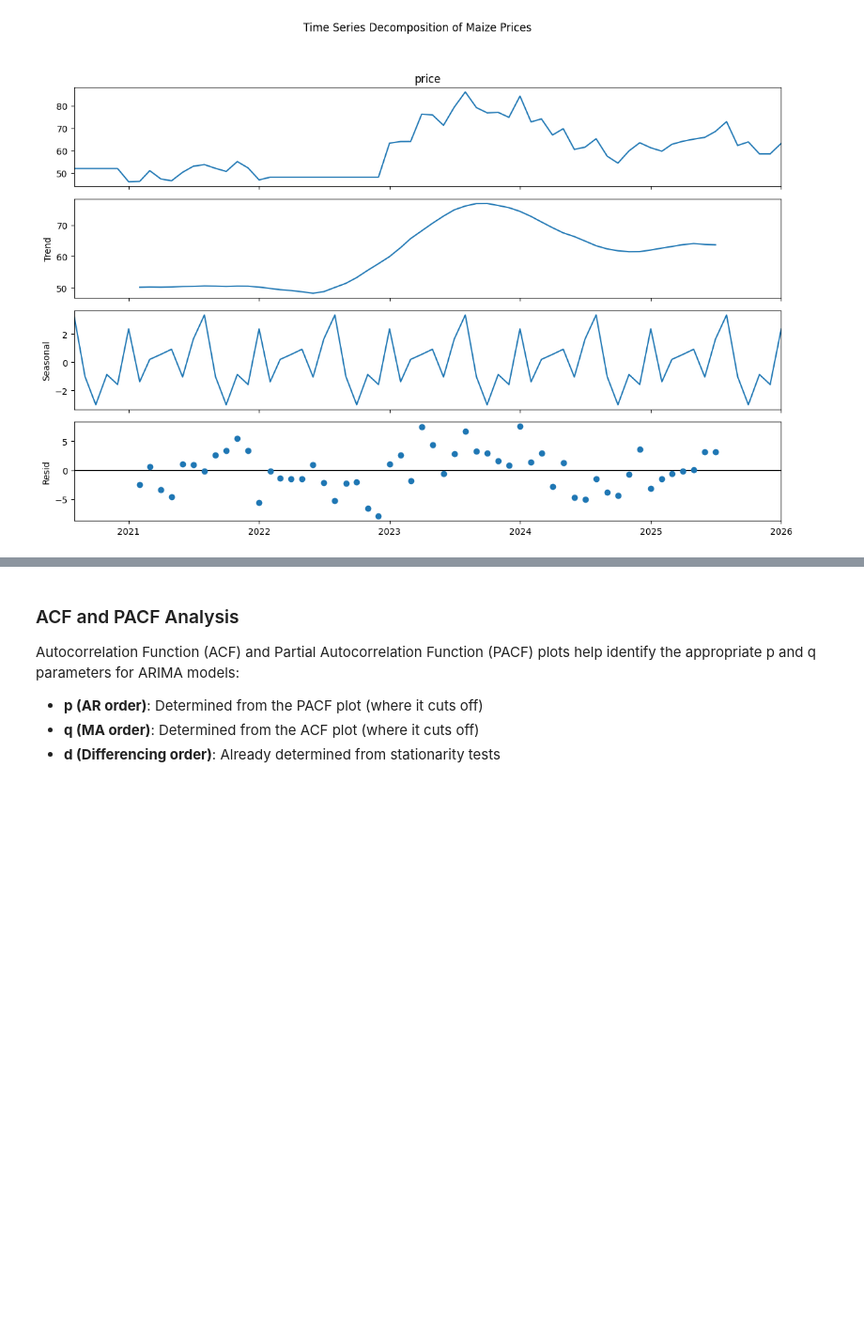
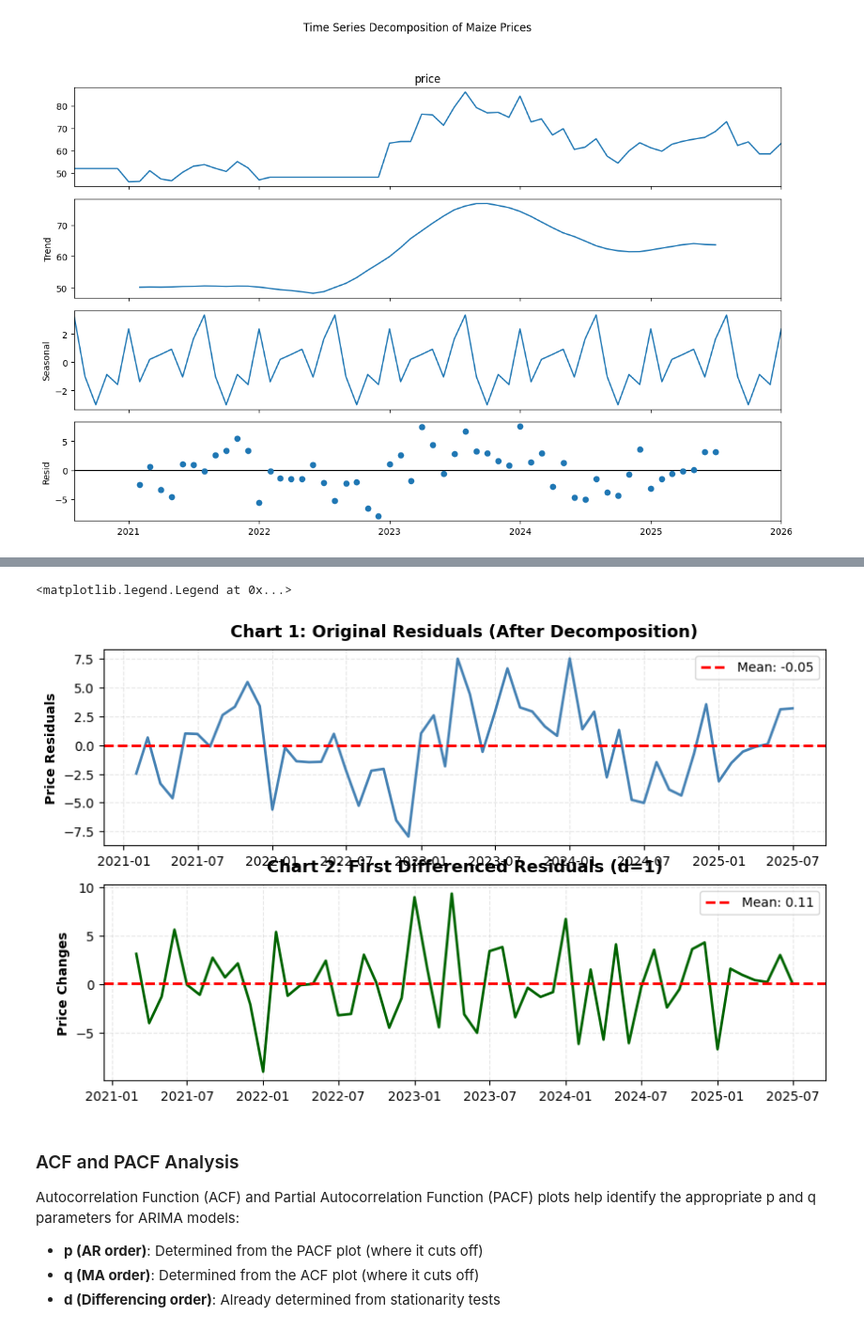
Before and after one commit to Wanyiri9dave/FoodPrice-Stabilty-Predictive-Analytics, a Jupyter notebook: student.ipynb, the cells around one changed output, grey strips where cells are left out. Shown at 94% size. Drawn from its saved outputs; the diff is of its cells as text; code cells hidden in the pictures; blank space fills up the shorter version.

```diff
--- a/student.ipynb
+++ b/student.ipynb
@@ -1909,3 +1851,25 @@ look-up table. The actual p-value is greater than the p-value returned.
+# %%
+# VISUALIZATION
+fig, axes = plt.subplots(2, 1, figsize=(10, 6))
+
+# Chart 1: Original residuals
+axes[0].plot(residuals, linewidth=2, color='steelblue')
+axes[0].set_title('Chart 1: Original Residuals (After Decomposition)', fontsize=13, fontweight='bold', pad=10)
+axes[0].set_ylabel('Price Residuals', fontweight='bold')
+axes[0].grid(True, alpha=0.3, linestyle='--')
+axes[0].axhline(y=residuals.mean(), color='red', linestyle='--', linewidth=2, label=f'Mean: {residuals.mean():.2f}')
+axes[0].legend()
+
+# Chart 2: First differenced residuals
+axes[1].plot(residuals_diff, linewidth=2, color='darkgreen')
+axes[1].set_title('Chart 2: First Differenced Residuals (d=1)', fontsize=13, fontweight='bold', pad=10)
+axes[1].set_ylabel('Price Changes', fontweight='bold')
+axes[1].grid(True, alpha=0.3, linestyle='--')
+axes[1].axhline(y=residuals_diff.mean(), color='red', linestyle='--', linewidth=2, label=f'Mean: {residuals_diff.mean():.2f}')
+axes[1].legend()
+# %% [output]
+<matplotlib.legend.Legend at 0x...>
+[figure, added]
 # %% [markdown]
 ### ACF and PACF Analysis
 
```
Also changed, not shown: parts of 12 cells of this notebook.
